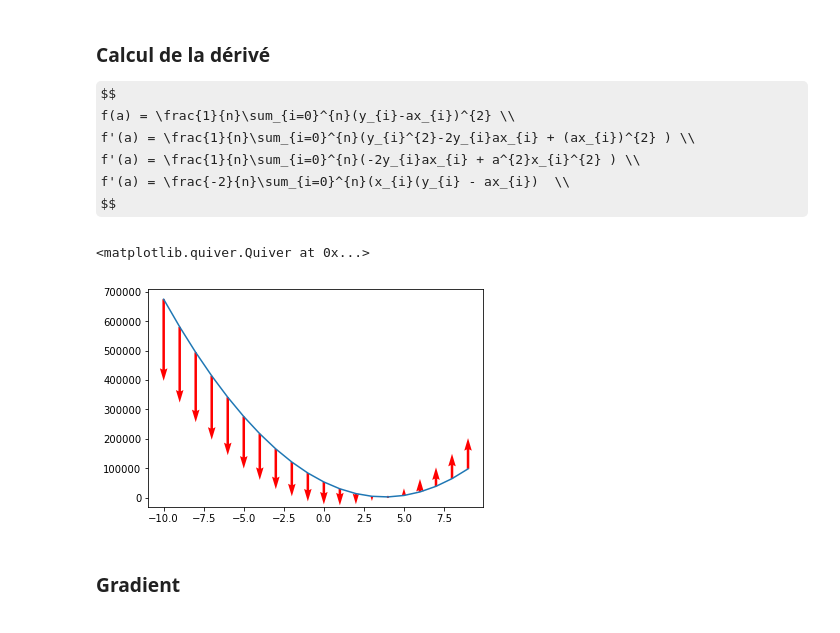
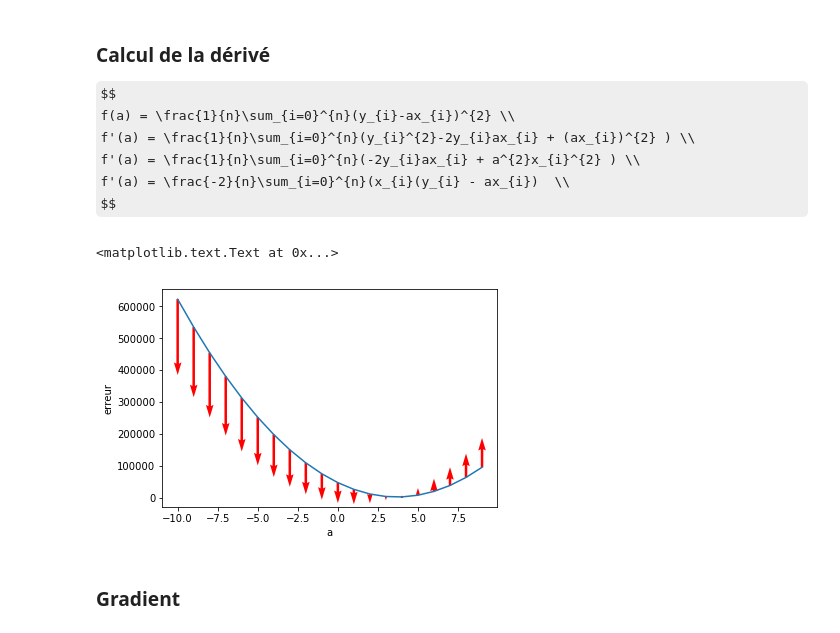
Before and after one commit to dridk/notebook, a Jupyter notebook: gradient_descent/regression.ipynb, the cells around one changed output. Cells and saved outputs as stored; diff of their text form; code cells hidden in the pictures; some formulas as TeX source.

```diff
--- a/gradient_descent/regression.ipynb
+++ b/gradient_descent/regression.ipynb
@@ -67,15 +67,19 @@ def abline(slope, intercept):
 # %%
 x    = range(-10,10)
 y    = [error(a) for a in x]
 yd   = [derror(a) for a in x]
 
 plt.plot(x,y)
 
 
 plt.quiver(x,y,1,yd, color='r', scale=400000)
+
+
+plt.xlabel("a")
+plt.ylabel("erreur")
 # %% [output]
-<matplotlib.quiver.Quiver at 0x...>
+<matplotlib.text.Text at 0x...>
-[figure, old version]
+[figure, new version]
 # %% [markdown]
 ### Gradient
 # %%
```
Also changed, not shown: parts of 2 cells of this notebook, 21 other files.
